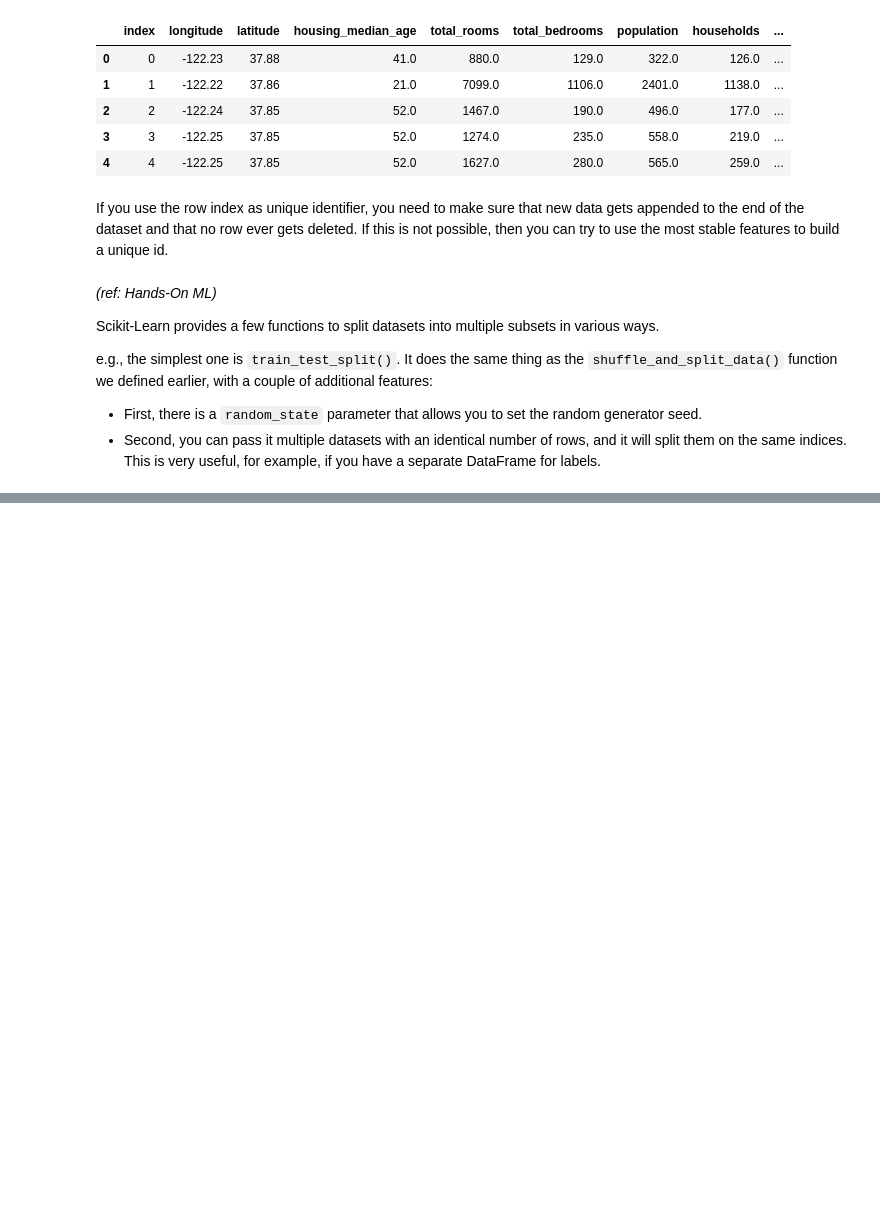
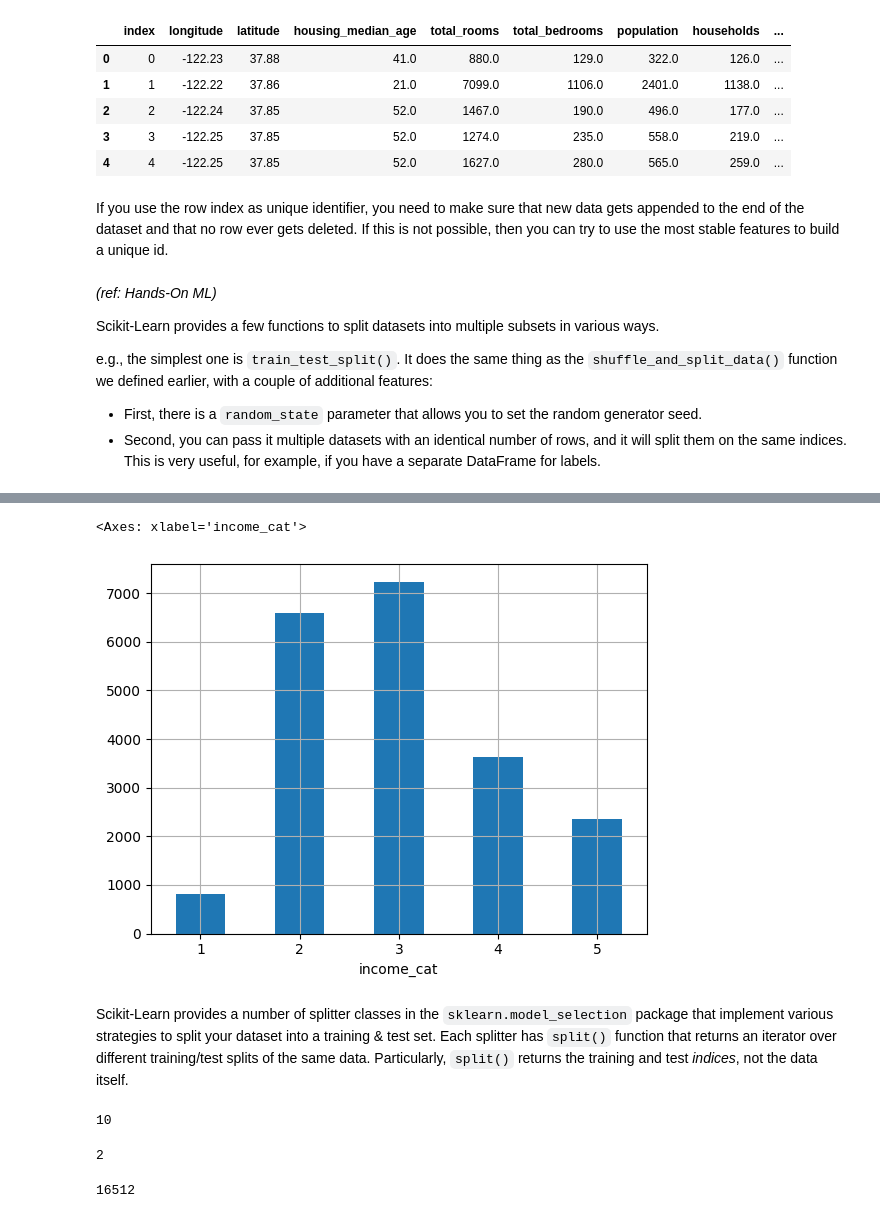
Before and after one commit to emredemirbas/regrespresso, a Jupyter notebook: regrespresso.ipynb, the cells around one changed output, grey strips where cells are left out. Saved outputs shown, nothing was run; the diff lists cells and outputs as text; code cells hidden in the pictures; blank space fills up the shorter version.

```diff
--- a/regrespresso.ipynb
+++ b/regrespresso.ipynb
@@ -398,0 +454,8 @@ train_set, test_set = train_test_split(housing, test_size=0.2, random_state=42)
+# %%
+# Create categorical column, namely income_cat
+
+# pandas.cut(): https://pandas.pydata.org/docs/reference/api/pandas.cut.html
+
+housing["income_cat"] = pd.cut(housing["median_income"],
+                               bins = [0., 1.5, 3.0, 4.5, 6., np.inf],
+                               labels = [1, 2, 3, 4, 5])
@@ -398,0 +501,7 @@ train_set, test_set = train_test_split(housing, test_size=0.2, random_state=42)
+# %%
+housing["income_cat"].value_counts().sort_index().plot.bar(rot=0, grid=True)
+# %% [output]
+<Axes: xlabel='income_cat'>
+[figure, added]
+# %% [markdown]
+Scikit-Learn provides a number of splitter classes in the `sklearn.model_selection` package that implement various strategies to split your dataset into a training & test set. Each splitter has `split()` function that returns an iterator over different training/test splits of the same data. Particularly, `split()` returns the training and test *indices*, not the data itself.
@@ -398,0 +518,12 @@ train_set, test_set = train_test_split(housing, test_size=0.2, random_state=42)
+# %%
+len(strat_splits)
+# %% [output]
+10
+# %%
+len(strat_splits[0])
+# %% [output]
+2
+# %%
+len(strat_splits[0][0]) # 80%
+# %% [output]
+16512
```
Also changed, not shown: parts of 22 cells of this notebook.
